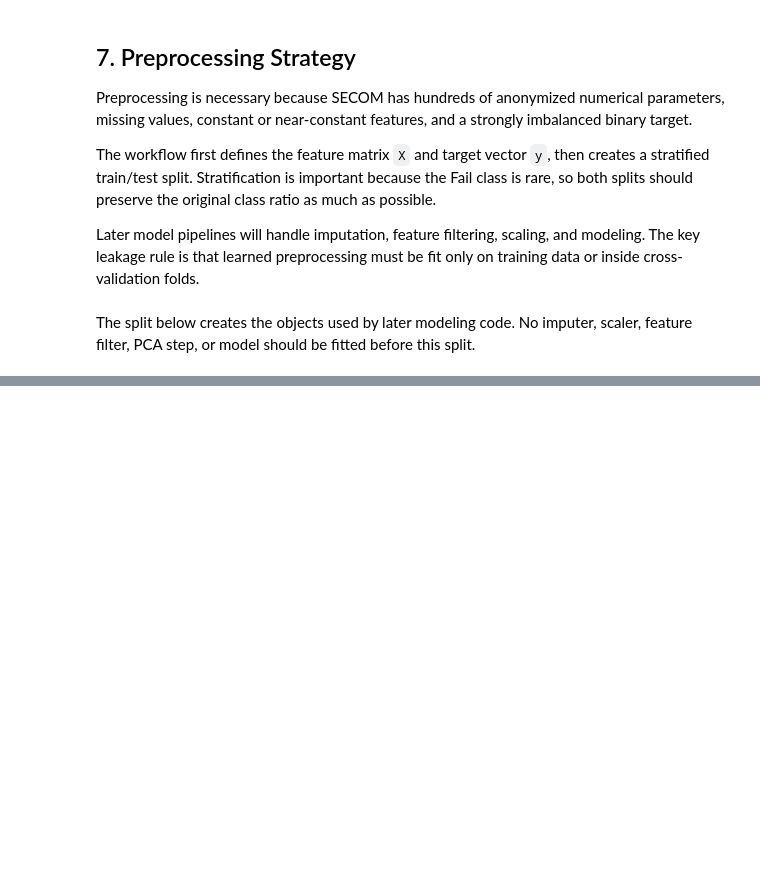
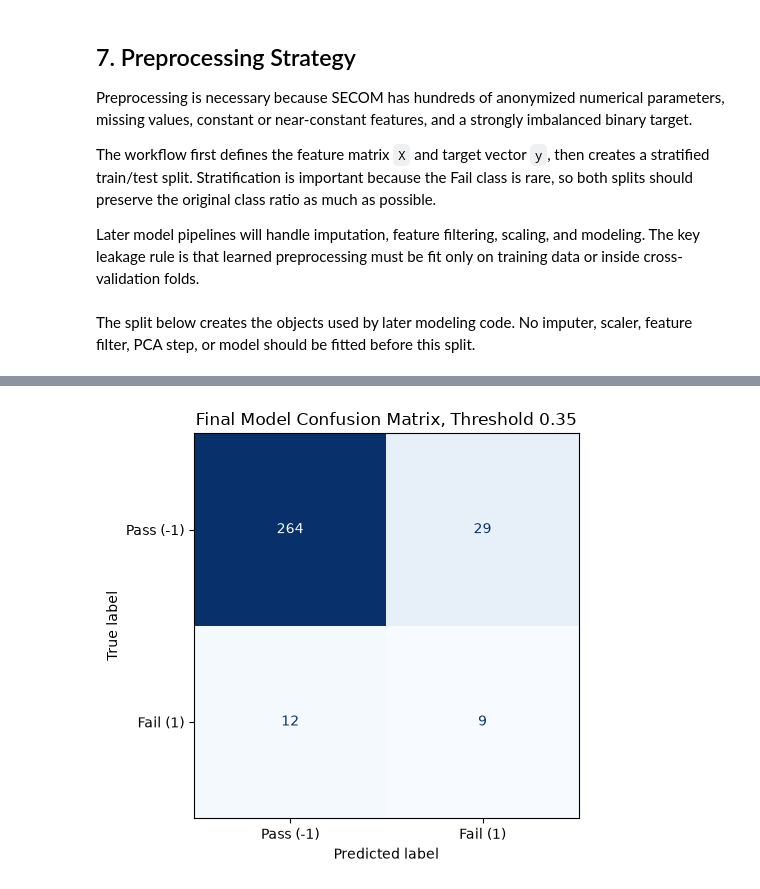
Before and after one commit to Spalding13/secom-fault-detection, a Jupyter notebook: notebooks/01_secom_fault_detection.ipynb, the cells around one changed output, grey strips where cells are left out. Saved outputs shown, nothing was run; the diff lists cells and outputs as text; code cells hidden in the pictures; blank space fills up the shorter version.

```diff
--- a/notebooks/01_secom_fault_detection.ipynb
+++ b/notebooks/01_secom_fault_detection.ipynb
@@ -269,8 +255,8 @@ SECOM contains missing values across many process parameters, so this section ch
 
 This section also checks for constant parameters that add no predictive information. Any preprocessing decisions based on missingness or feature quality should later be fit on the training data only, preferably inside a `scikit-learn` Pipeline.
 # %%
-# Separate process parameter measurements from the target and timestamp columns
-feature_cols = [col for col in df.columns if col not in ["target", "timestamp"]]
+# Separate process parameter measurements from the target column.
+feature_cols = [col for col in df.columns if col != "target"]
 X_features = df[feature_cols]
 
 print(f"Number of process runs: {X_features.shape[0]}")
@@ -1770,0 +1153,29 @@ Recommended future work:
+# %%
+final_model = build_final_pipeline()
+final_model.fit(X_train, y_train)
+
+final_test_pred, final_test_fail_proba = predict_with_threshold(
+    final_model,
+    X_test,
+    FINAL_FAIL_THRESHOLD,
+    positive_label=FINAL_POSITIVE_LABEL,
+    negative_label=FINAL_NEGATIVE_LABEL,
+)
+
+final_test_metrics = summarize_model(
+    f"{FINAL_MODEL_NAME} threshold {FINAL_FAIL_THRESHOLD:.2f}",
+    y_test,
+    final_test_pred,
+    final_test_fail_proba,
+)
+
+final_test_summary = pd.DataFrame([final_test_metrics]).set_index("model")
+final_test_summary[[
+    "accuracy",
+    "balanced_accuracy",
+    "fail_precision",
+    "fail_recall",
+    "fail_f1",
+    "roc_auc",
+    "average_precision",
+]].round(3)
@@ -1770,0 +1186,14 @@ Recommended future work:
+# %%
+ConfusionMatrixDisplay.from_predictions(
+    y_test,
+    final_test_pred,
+    labels=[FINAL_NEGATIVE_LABEL, FINAL_POSITIVE_LABEL],
+    display_labels=["Pass (-1)", "Fail (1)"],
+    cmap="Blues",
+    colorbar=False,
+)
+plt.title(f"Final Model Confusion Matrix, Threshold {FINAL_FAIL_THRESHOLD:.2f}")
+plt.tight_layout()
+plt.show()
+# %% [output]
+[figure, added]
```
Also changed, not shown: parts of 111 cells of this notebook, 8 other files.
